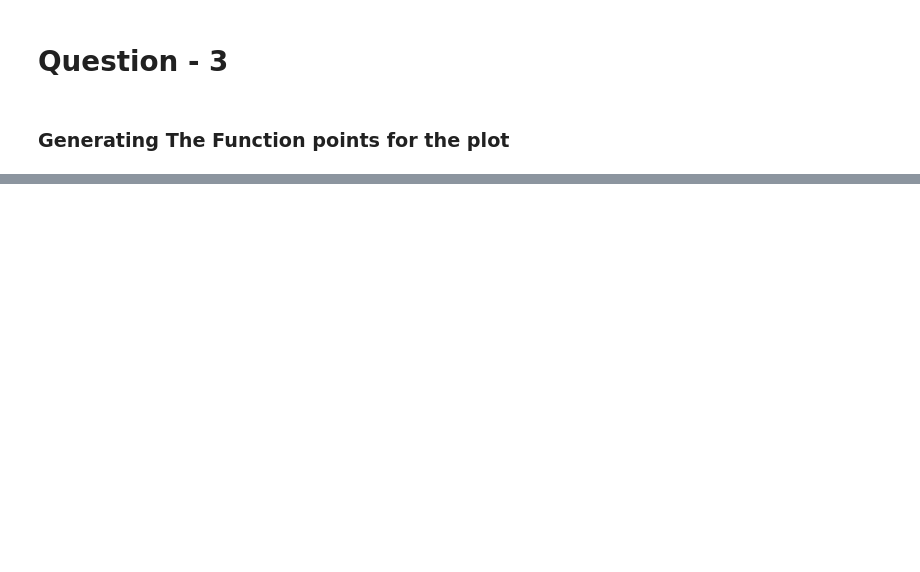
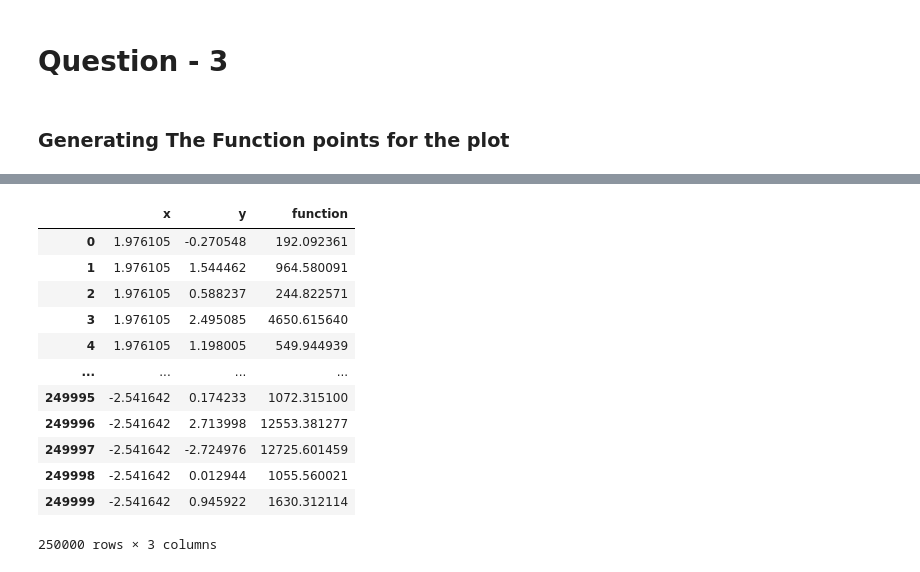
Before and after one commit to siddik11803-IIITH/Deep-Learning-Assignment-1, a Jupyter notebook: Question - 3/main.ipynb, the cells around one changed output, grey strips where cells are left out. Drawn from its saved outputs; the diff is of its cells as text; code cells hidden in the pictures; blank space fills up the shorter version.

```diff
--- a/Question - 3/main.ipynb
+++ b/Question - 3/main.ipynb
@@ -78,19 +78,33 @@ pd.DataFrame(training_set_x)
 # %%
 def plot_points(training_set_x, training_set_y):
     # fig = plot.figure()
     # ax = plot.axes(projection = '3d', )
     # ax.scatter3D([i[0] for i in training_set_x], [i[1] for i in training_set_x], training_set_y, color = 'black')
     z = []
     for i in range(len(training_set_x)):
         for j in range(len(training_set_x)):
             temp_dict = dict()
             temp_dict['x'] = training_set_x[i][0]
             temp_dict['y'] = training_set_x[j][1]
             temp_dict['function'] = q3_function(np.array([training_set_x[i][0], training_set_x[j][1]]))
             z += [temp_dict]
     return z
-# temp = pd.DataFrame(plot_points(training_set_x, training_set_y))
-# temp
+temp = pd.DataFrame(plot_points(training_set_x, training_set_y))
+temp
+# %% [output]
+|  | x | y | function |
+| 0 | 1.976105 | -0.270548 | 192.092361 |
+| 1 | 1.976105 | 1.544462 | 964.580091 |
+| 2 | 1.976105 | 0.588237 | 244.822571 |
+| 3 | 1.976105 | 2.495085 | 4650.615640 |
+| 4 | 1.976105 | 1.198005 | 549.944939 |
+| ... | ... | ... | ... |
+| 249995 | -2.541642 | 0.174233 | 1072.315100 |
+| 249996 | -2.541642 | 2.713998 | 12553.381277 |
+| 249997 | -2.541642 | -2.724976 | 12725.601459 |
+| 249998 | -2.541642 | 0.012944 | 1055.560021 |
+| 249999 | -2.541642 | 0.945922 | 1630.312114 |
+250000 rows × 3 columns
 # %%
 # fig = plot.figure()
 # ax = plot.axes(projection='3d',)
```
Also changed, not shown: parts of 22 cells of this notebook, 4 other files.
